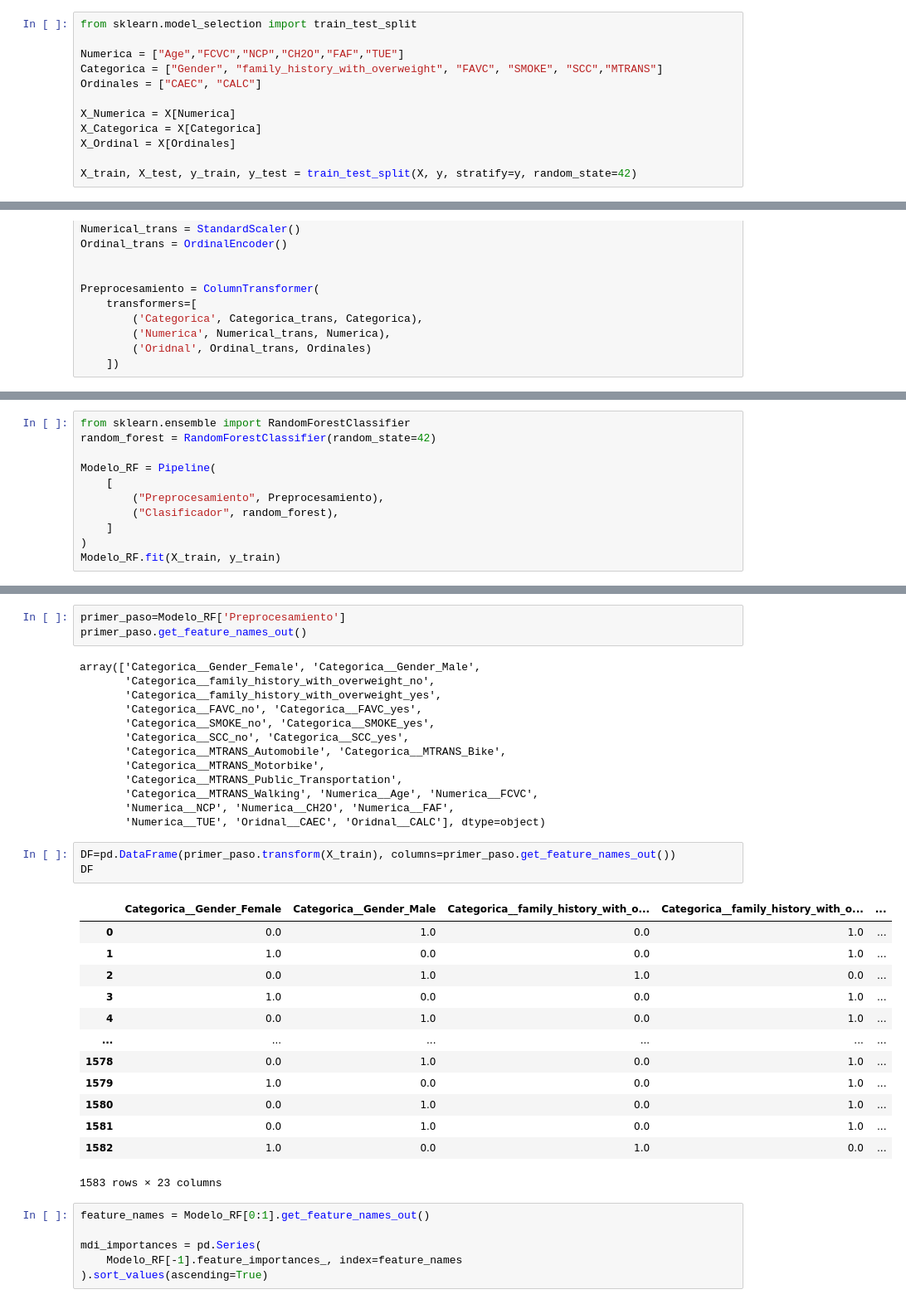
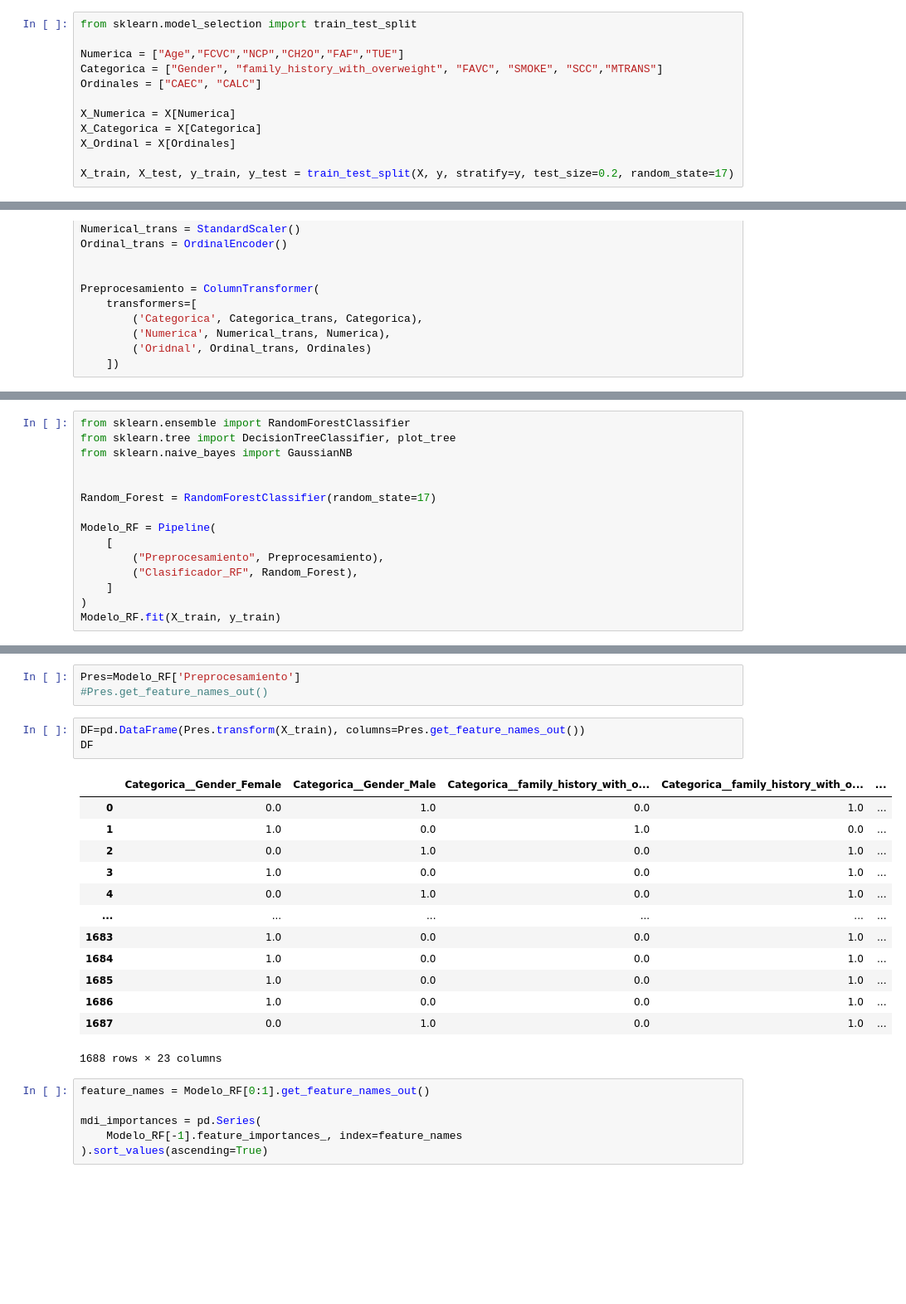
Before and after one commit to JuliethLambrano930/Proyecto_Final, a Jupyter notebook: Notebooks/aprendizaje_supervisado.ipynb, the cells around one changed output, grey strips where cells are left out. Shown at 83% size. Saved outputs shown, nothing was run; the diff lists cells and outputs as text; blank space fills up the shorter version.

```diff
--- a/Notebooks/aprendizaje_supervisado.ipynb
+++ b/Notebooks/aprendizaje_supervisado.ipynb
@@ -88,7 +88,7 @@ X_Numerica = X[Numerica]
 X_Categorica = X[Categorica]
 X_Ordinal = X[Ordinales]
 
-X_train, X_test, y_train, y_test = train_test_split(X, y, stratify=y, random_state=42)
+X_train, X_test, y_train, y_test = train_test_split(X, y, stratify=y, test_size=0.2, random_state=17)
 # %% [markdown]
 ### 3. Proceso por medio de pipeline
 # %%
@@ -122,11 +114,15 @@ array([[2., 2.],
 # %%
 from sklearn.ensemble import RandomForestClassifier
-random_forest = RandomForestClassifier(random_state=42)
+from sklearn.tree import DecisionTreeClassifier, plot_tree
+from sklearn.naive_bayes import GaussianNB
+
+
+Random_Forest = RandomForestClassifier(random_state=17)
 
 Modelo_RF = Pipeline(
     [
         ("Preprocesamiento", Preprocesamiento),
-        ("Clasificador", random_forest),
+        ("Clasificador_RF", Random_Forest),
     ]
 )
 Modelo_RF.fit(X_train, y_train)
@@ -147,36 +143,23 @@ Pipeline(steps=[('Preprocesamiento',
 # %%
-primer_paso=Modelo_RF['Preprocesamiento']
-primer_paso.get_feature_names_out()
+Pres=Modelo_RF['Preprocesamiento']
+#Pres.get_feature_names_out()
-# %% [output]
-array(['Categorica__Gender_Female', 'Categorica__Gender_Male',
-       'Categorica__family_history_with_overweight_no',
-       'Categorica__family_history_with_overweight_yes',
-       'Categorica__FAVC_no', 'Categorica__FAVC_yes',
-       'Categorica__SMOKE_no', 'Categorica__SMOKE_yes',
-       'Categorica__SCC_no', 'Categorica__SCC_yes',
-       'Categorica__MTRANS_Automobile', 'Categorica__MTRANS_Bike',
-       'Categorica__MTRANS_Motorbike',
-       'Categorica__MTRANS_Public_Transportation',
-       'Categorica__MTRANS_Walking', 'Numerica__Age', 'Numerica__FCVC',
-       'Numerica__NCP', 'Numerica__CH2O', 'Numerica__FAF',
-       'Numerica__TUE', 'Oridnal__CAEC', 'Oridnal__CALC'], dtype=object)
 # %%
-DF=pd.DataFrame(primer_paso.transform(X_train), columns=primer_paso.get_feature_names_out())
+DF=pd.DataFrame(Pres.transform(X_train), columns=Pres.get_feature_names_out())
 DF
 # %% [output]
 |  | Categorica__Gender_Female | Categorica__Gender_Male | Categorica__family_history_with_o... | Categorica__family_history_with_o... | ... |
 | 0 | 0.0 | 1.0 | 0.0 | 1.0 | ... |
-| 1 | 1.0 | 0.0 | 0.0 | 1.0 | ... |
-| 2 | 0.0 | 1.0 | 1.0 | 0.0 | ... |
+| 1 | 1.0 | 0.0 | 1.0 | 0.0 | ... |
+| 2 | 0.0 | 1.0 | 0.0 | 1.0 | ... |
 | 3 | 1.0 | 0.0 | 0.0 | 1.0 | ... |
 | 4 | 0.0 | 1.0 | 0.0 | 1.0 | ... |
 | ... | ... | ... | ... | ... | ... |
-| 1578 | 0.0 | 1.0 | 0.0 | 1.0 | ... |
-| 1579 | 1.0 | 0.0 | 0.0 | 1.0 | ... |
-| 1580 | 0.0 | 1.0 | 0.0 | 1.0 | ... |
-| 1581 | 0.0 | 1.0 | 0.0 | 1.0 | ... |
-| 1582 | 1.0 | 0.0 | 1.0 | 0.0 | ... |
+| 1683 | 1.0 | 0.0 | 0.0 | 1.0 | ... |
+| 1684 | 1.0 | 0.0 | 0.0 | 1.0 | ... |
+| 1685 | 1.0 | 0.0 | 0.0 | 1.0 | ... |
+| 1686 | 1.0 | 0.0 | 0.0 | 1.0 | ... |
+| 1687 | 0.0 | 1.0 | 0.0 | 1.0 | ... |
-1583 rows × 23 columns
+1688 rows × 23 columns
 # %%
 feature_names = Modelo_RF[0:1].get_feature_names_out()
 
```
Also changed, not shown: parts of 19 cells of this notebook.
